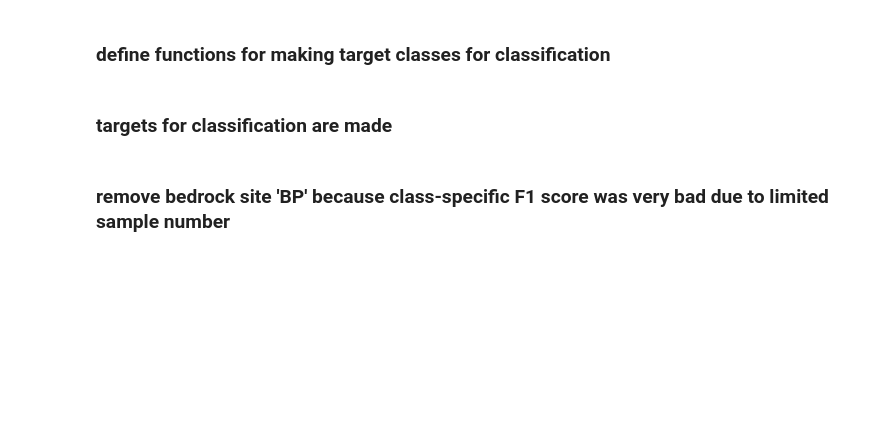
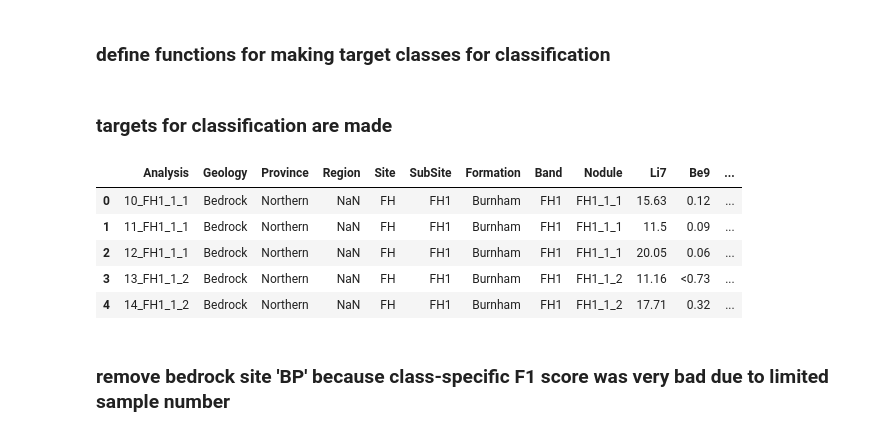
Before and after one commit to Spelaeo123/Machine_Learning, a Jupyter notebook: elliot2023_flint_in_severn_avon/1 data_preproccessing.ipynb, the cells around one changed output. Saved outputs shown, nothing was run; the diff lists cells and outputs as text; code cells hidden in the pictures; blank space fills up the shorter version.

```diff
--- a/elliot2023_flint_in_severn_avon/1 data_preproccessing.ipynb
+++ b/elliot2023_flint_in_severn_avon/1 data_preproccessing.ipynb
@@ -70,8 +70,8 @@ array([nan, 'AB', 'LV', 'SV_SE_black', 'BA_black', 'BA_grey',
 def make_classes_grouped_reduced(row):
     if row['Geology'] == 'Bedrock':
         return(row['Site'])
-    elif row['Geology'] == 'Superficial':
-        return(row['Region'])
+#    elif row['Geology'] == 'Superficial':
+#        return(row['Region'])
 #        if row['Region'] == 'SV' or row['Region'] == 'SE':
 #            return('SV_SE')
 #        else:
@@ -80,6 +80,15 @@ def make_classes_grouped_reduced(row):
 ### targets for classification are made
 # %%
 my_data['class'] = my_data.apply(make_classes_grouped_reduced, axis = 1)
+# %%
+my_data.head()
+# %% [output]
+|  | Analysis | Geology | Province | Region | Site | SubSite | Formation | Band | Nodule | Li7 | Be9 | ... |
+| 0 | 10_FH1_1_1 | Bedrock | Northern | NaN | FH | FH1 | Burnham | FH1 | FH1_1_1 | 15.63 | 0.12 | ... |
+| 1 | 11_FH1_1_1 | Bedrock | Northern | NaN | FH | FH1 | Burnham | FH1 | FH1_1_1 | 11.5 | 0.09 | ... |
+| 2 | 12_FH1_1_1 | Bedrock | Northern | NaN | FH | FH1 | Burnham | FH1 | FH1_1_1 | 20.05 | 0.06 | ... |
+| 3 | 13_FH1_1_2 | Bedrock | Northern | NaN | FH | FH1 | Burnham | FH1 | FH1_1_2 | 11.16 | <0.73 | ... |
+| 4 | 14_FH1_1_2 | Bedrock | Northern | NaN | FH | FH1 | Burnham | FH1 | FH1_1_2 | 17.71 | 0.32 | ... |
 # %% [markdown]
 ### remove bedrock site 'BP' because class-specific F1 score was very bad due to limited sample number
 # %%
```
Also changed, not shown: parts of 17 cells of this notebook, 38 other files.
